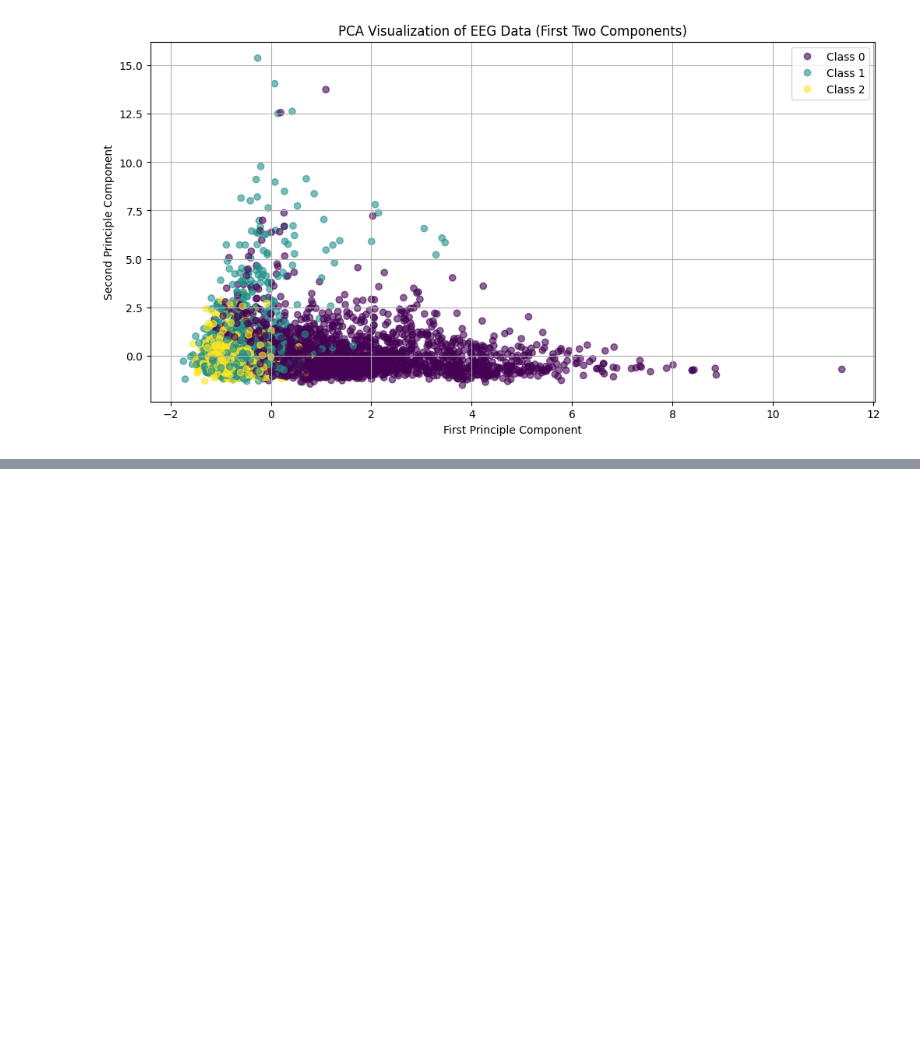
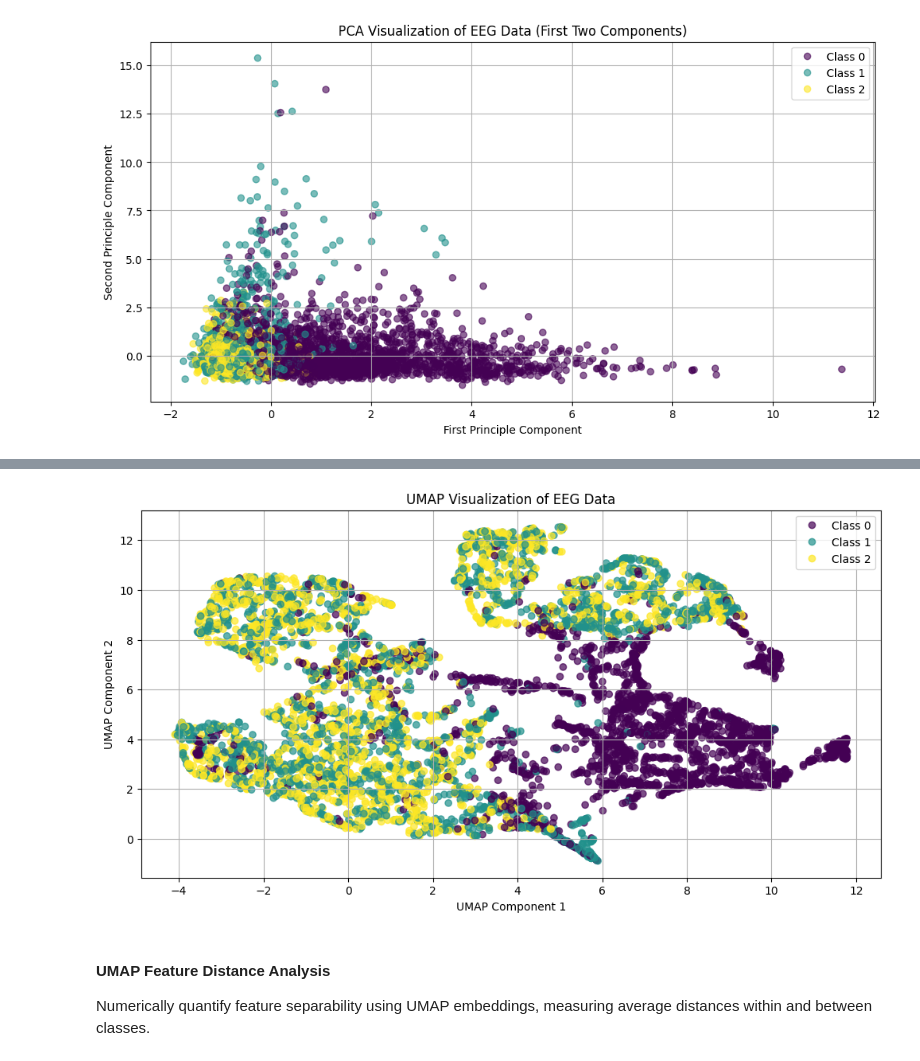
Before and after one commit to y01a-BG/NeuroPredict, a Jupyter notebook: notebooks/Epileptic_Seizure_Recognition-1.ipynb, the cells around one changed output, grey strips where cells are left out. Saved outputs shown, nothing was run; the diff lists cells and outputs as text; code cells hidden in the pictures; blank space fills up the shorter version.

```diff
--- a/notebooks/Epileptic_Seizure_Recognition-1.ipynb
+++ b/notebooks/Epileptic_Seizure_Recognition-1.ipynb
@@ -336,0 +421,18 @@ plt.show()
+# %%
+import umap as umap  # some environments require umap.umap_ import
+import matplotlib.pyplot as plt
+
+# Perform UMAP embedding
+umap_reduce = umap.UMAP(n_neighbors=15, min_dist=0.1, random_state=42)
+X_umap = umap_reduce.fit_transform(X_scaled)
+
+# Visualization
+plt.figure(figsize=(12, 6))
+scatter = plt.scatter(X_umap[:, 0], X_umap[:, 1], c=features_df.y, cmap='viridis', alpha=0.7)
+plt.title('UMAP Visualization of EEG Data')
+plt.xlabel('UMAP Component 1')
+plt.ylabel('UMAP Component 2')
+plt.legend(handles=scatter.legend_elements()[0], labels=['Class 0', 'Class 1', 'Class 2'])
+plt.grid()
+plt.show()
+# %% [output]
@@ -336,0 +447,4 @@ plt.show()
+[figure, added]
+# %% [markdown]
+#### UMAP Feature Distance Analysis
+Numerically quantify feature separability using UMAP embeddings, measuring average distances within and between classes.
```
Also changed, not shown: parts of 20 cells of this notebook.
